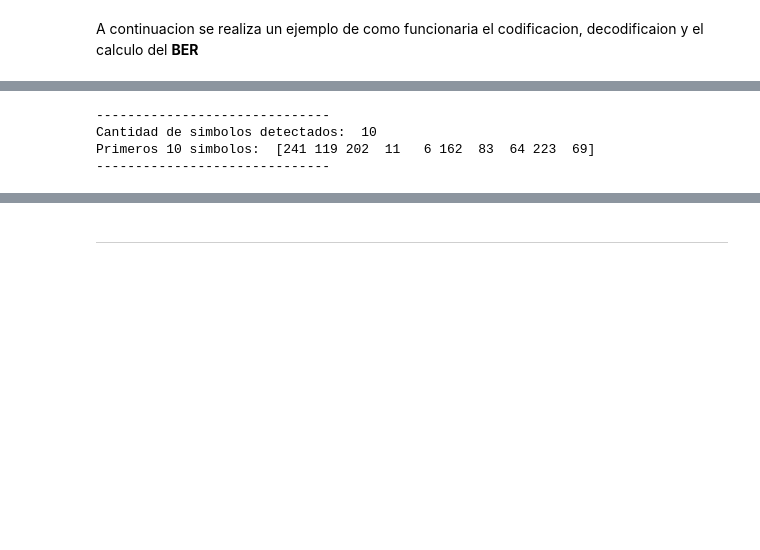
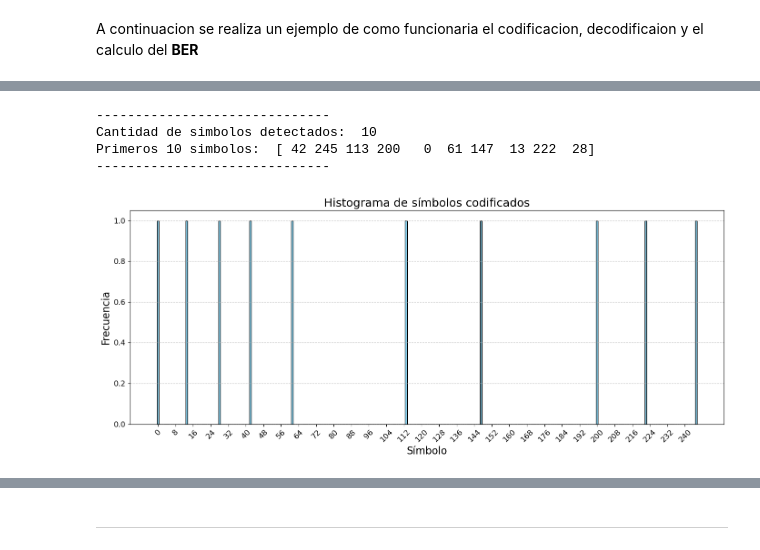
Before and after one commit to nicopinera/com-dig, a Jupyter notebook: Entregas/TerceraEntrega.ipynb, the cells around one changed output, grey strips where cells are left out. Saved outputs shown, nothing was run; the diff lists cells and outputs as text; code cells hidden in the pictures; blank space fills up the shorter version.

```diff
--- a/Entregas/TerceraEntrega.ipynb
+++ b/Entregas/TerceraEntrega.ipynb
@@ -159 +165,21 @@ def calculador_ber(bits_tx, bits_rx):
+# %%
+def graficar_histograma(simbolos_codificados):
+    """
+    Grafica el histograma de los símbolos codificados.
+
+    Args:
+        simbolos_codificados (list or array): Lista o array de símbolos codificados.
+    """
+    plt.figure(figsize=(14, 6))  # Aumenta el tamaño de la figura
+    bins = range(min(simbolos_codificados), max(simbolos_codificados) + 2)
+    plt.hist(simbolos_codificados, bins=bins, align='left', rwidth=0.85, color='skyblue', edgecolor='black')
+    plt.xlabel('Símbolo', fontsize=16)
+    plt.ylabel('Frecuencia', fontsize=16)
+    plt.title('Histograma de símbolos codificados', fontsize=18)
+    step = 8
+    plt.xticks(bins[::step], fontsize=12, rotation=45)
+    plt.yticks(fontsize=12)
+    plt.grid(axis='y', linestyle='--', alpha=0.7)
+    plt.tight_layout()
+    plt.show()
 # %% [markdown]
@@ -182,13 +208,17 @@ Primeros 20 bits a transmitir:  [1 0 0 0 1 1 1 1 1 1 1 0 1 1 1 0 0 1 0 1]
 simbolos = codificador(SF, bits_tx)
 print("---" * 10)
 print("Cantidad de simbolos detectados: ", len(simbolos))
-print("Primeros 10 simbolos: ", simbolos[0 : len(simbolos)])
+print("Primeros 10 simbolos: ", simbolos[0 : 10])
 print("---" * 10)
 # %% [output]
 ------------------------------
 Cantidad de simbolos detectados:  10
-Primeros 10 simbolos:  [241 119 202  11   6 162  83  64 223  69]
+Primeros 10 simbolos:  [ 42 245 113 200   0  61 147  13 222  28]
 ------------------------------
+# %%
+graficar_histograma(simbolos)
+# %% [output]
+[figure, added]
 # %%
 # Decodificaion de simbolos
 bits_rx = decodificador(simbolos, SF)
```
Also changed, not shown: parts of 35 cells of this notebook, 2 other files.
